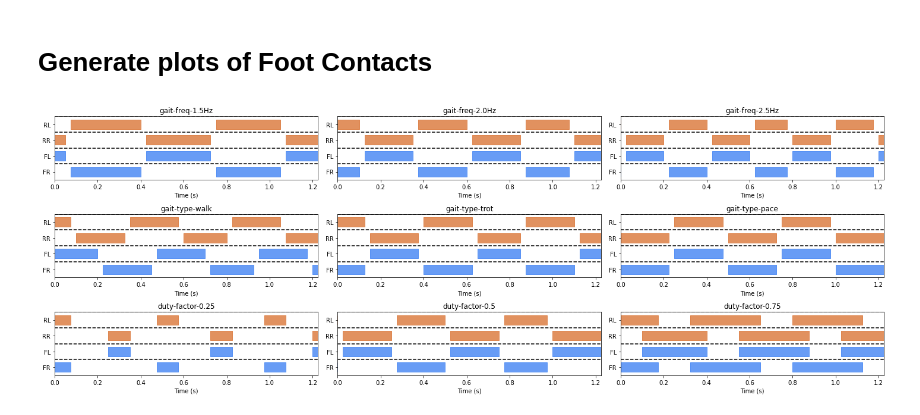
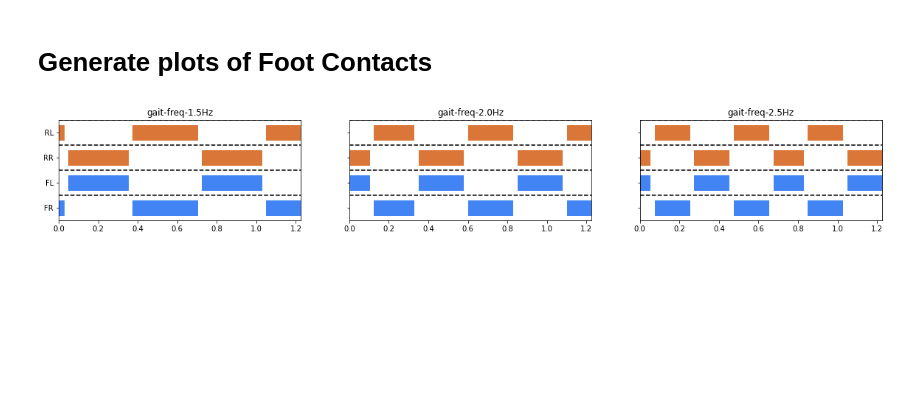
Before and after one commit to mcx-lab/rl-baselines3-zoo, a Jupyter notebook: notebooks/test_phase_cpg.ipynb, the cells around one changed output. Saved outputs shown, nothing was run; the diff lists cells and outputs as text; code cells hidden in the pictures; blank space fills up the shorter version.

```diff
--- a/notebooks/test_phase_cpg.ipynb
+++ b/notebooks/test_phase_cpg.ipynb
@@ -216,7 +142,7 @@ def generate_foot_contacts(
     gait_frequency,
     duty_factor,
     dt = 0.025,
-    n_timesteps = 50
+    n_timesteps = 200
 ):
     """ Generate reference foot contacts for plotting """
     params = CPGParameters(
@@ -249,60 +175,41 @@ def generate_foot_contacts(
     return time, foot_contacts
 # %%
 vary_freq_foot_contacts = []
-vary_gait_foot_contacts = []
-vary_duty_foot_contacts = []
-gait_names = ('walk', 'trot', 'pace')
 gait_freqs = (1.5, 2.0, 2.5)
-duty_factors = (0.25, 0.5, 0.75)
 
 for gf in gait_freqs:
-    _, f = generate_foot_contacts('trot', gf, 0.5)
+    _, f = generate_foot_contacts('trot', gf, 0.5, n_timesteps = 50)
     name = f"gait-freq-{gf}Hz"
     vary_freq_foot_contacts.append((name, f))
-
-for gn in gait_names:
-    _, f = generate_foot_contacts(gn, 2.0, 0.5)
-    name = f"gait-type-{gn}"
-    vary_gait_foot_contacts.append((name, f))
-
-for df in duty_factors:
-    _, f = generate_foot_contacts('trot', 2.0, df)
-    name = f"duty-factor-{df}"
-    vary_duty_foot_contacts.append((name, f))
-
 time = _
 # %%
 import matplotlib.pyplot as plt
 
-google_blue = (66 / 256, 133 / 256, 244 / 256, 1.0)
-google_orange = (219 / 256, 118 /256, 55 / 256, 1.0)
-foot_colors = (google_blue, google_blue, google_orange, google_orange)
+google_blue = (66 / 256, 133 / 256, 244 / 256, 1)
+google_orange = (219 / 256, 118 / 256, 55 / 256, 1)
+
+foot_names = ['FR', 'FL', 'RR', 'RL']
+foot_colors = [google_blue, google_blue, google_orange, google_orange]
 
 def plot_foot_contacts(ax, time, foot_contacts, title):
 
+    ax.set_yticks([0,1,2,3])
+    ax.set_yticklabels(foot_names)
     for i in range(4):
-        ax.set_yticks([0,1,2,3])
-        ax.set_yticklabels(foot_names)
-        ax.set_ylim(-0.5, 3.5)
-        ax.set_xlim(0, time[-1])
-        ax.set_xlabel("Time (s)")
         # Select timesteps where foot is on ground
         ground_idx = foot_contacts[:,i] == 1
-        air_idx = foot_contacts[:,i] != 1
-
         ax.set_title(title)
         ax.axhline(y=i+0.5, color='black', linestyle='--')
-        ax.fill_between(time, i-0.3, i+0.3, where=ground_idx, color = foot_colors[i], alpha=0.8)
-        # ax.fill_between(time, i-0.3, i+0.3, where=air_idx, color = foot_colors[i], alpha=0.3)
+        ax.fill_between(time, i-0.3, i+0.3, where=ground_idx, color = foot_colors[i])
 
-fig, ax = plt.subplots(3, 3, figsize=(20, 7))
+
+fig, ax = plt.subplots(1, 3, figsize=(20, 2.5), sharey=True, sharex=True)
+# ax[0,0].set_yticks(foot_names)
+ax[0].set_ylim(-0.5, 3.5)
+ax[0].set_xlim(0, time[-1])
 for i, (name, fc) in enumerate(vary_freq_foot_contacts):
-    plot_foot_contacts(ax[0,i], time, fc, title = name)
-for i, (name, fc) in enumerate(vary_gait_foot_contacts):
-    plot_foot_contacts(ax[1,i], time, fc, title = name)
-for i, (name, fc) in enumerate(vary_duty_foot_contacts):
-    plot_foot_contacts(ax[2,i], time, fc, title = name)
-fig.tight_layout()
+    plot_foot_contacts(ax[i], time, fc, title = name)
+
 fig.show()
 # %% [output]
-[figure, old version]
+[figure, new version]
```
Also changed, not shown: parts of 9 cells of this notebook, 2 other files.
